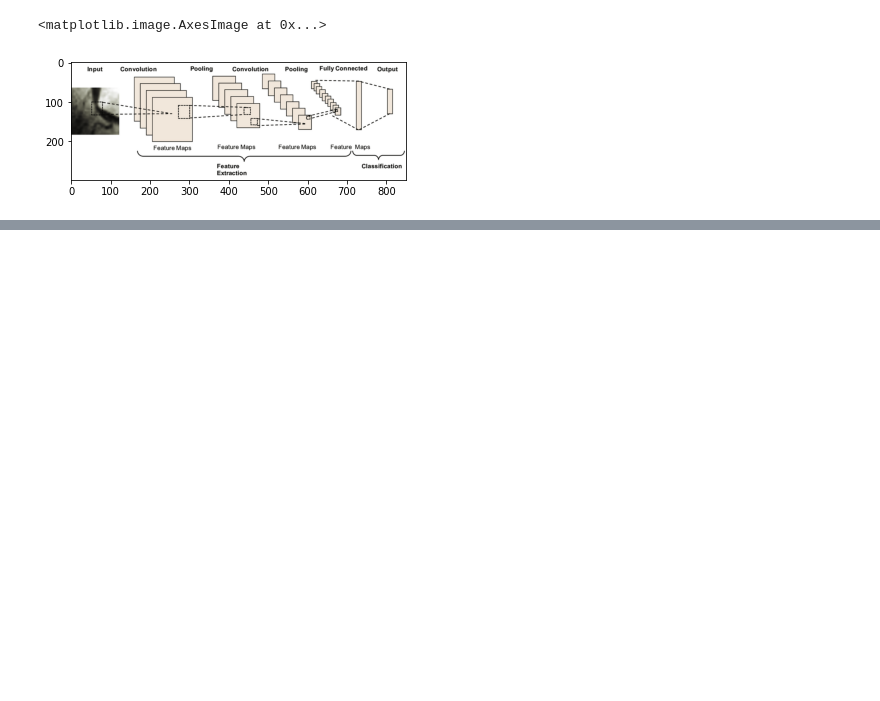
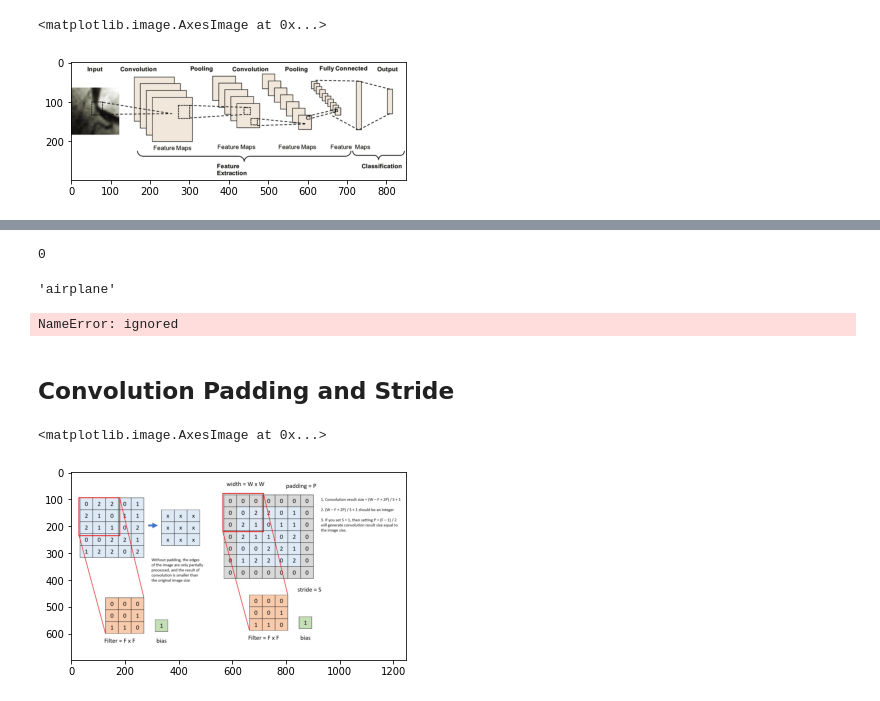
Before and after one commit to AbhisX12/AbhisX12, a Jupyter notebook: Computer_vision.ipynb, the cells around one changed output, grey strips where cells are left out. Drawn from its saved outputs; the diff is of its cells as text; code cells hidden in the pictures; blank space fills up the shorter version.

```diff
--- a/Computer_vision.ipynb
+++ b/Computer_vision.ipynb
@@ -22,0 +189,23 @@ plt.imshow(img)
+# %%
+y_pred = cnn.predict(X_test)
+np.argmax(y_pred[:5])
+# %% [output]
+0
+# %%
+classes[0]
+# %% [output]
+'airplane'
+# %%
+print("Classification Report: \n", classification_report(y_test, y_classes))
+# %% [output]
+NameError: ignored
+# %% [markdown]
+## **Convolution Padding and Stride**
+# %%
+url =('/content/convolution_math.jpg')
+img =plt.imread(url)
+# %%
+plt.imshow(img)
+# %% [output]
+<matplotlib.image.AxesImage at 0x...>
+[figure, added]
```
Also changed, not shown: parts of 31 cells of this notebook.
